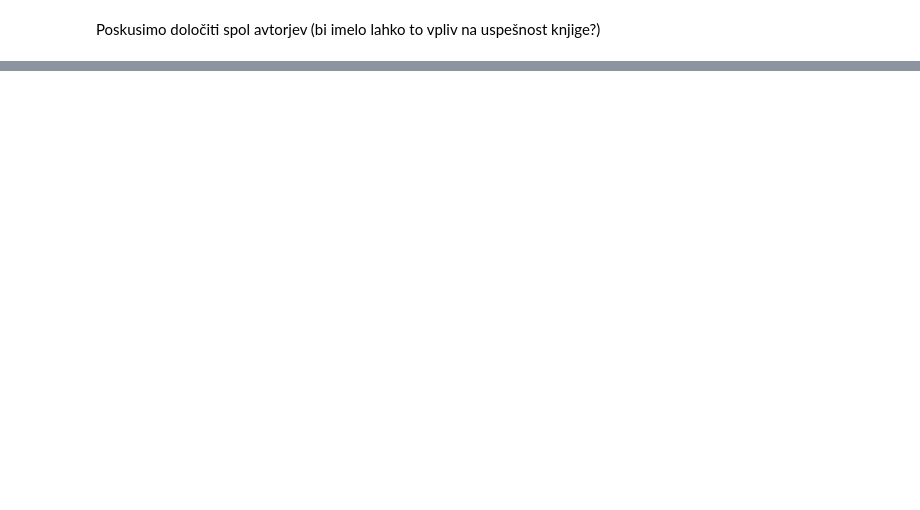
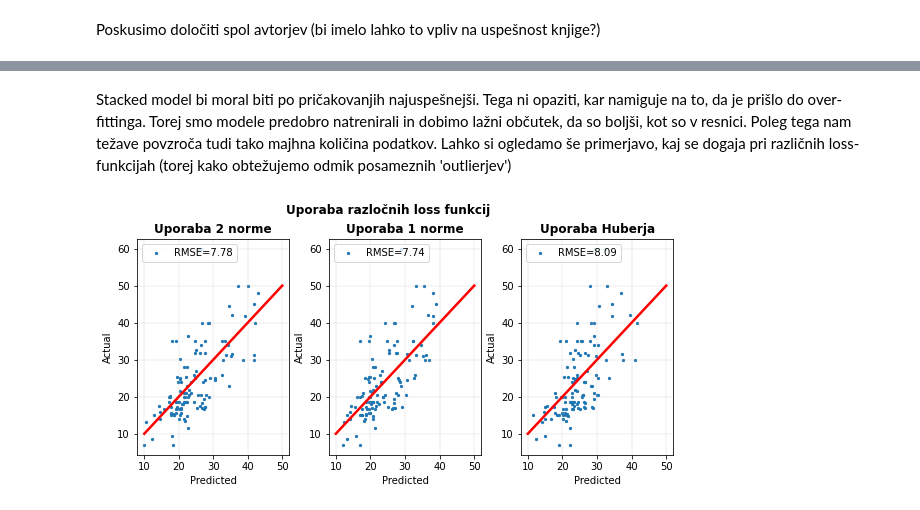
Before and after one commit to LanaP3/Projektna_naloga, a Jupyter notebook: predict_price.ipynb, the cells around one changed output, grey strips where cells are left out. Saved outputs shown, nothing was run; the diff lists cells and outputs as text; code cells hidden in the pictures; blank space fills up the shorter version.

```diff
--- a/predict_price.ipynb
+++ b/predict_price.ipynb
@@ -141,0 +202,52 @@ Text(0.5, 0, 'Predicted')
+# %% [markdown]
+Stacked model bi moral biti po pričakovanjih najuspešnejši. Tega ni opaziti, kar namiguje na to, da je prišlo do over-fittinga. Torej smo modele predobro natrenirali in dobimo lažni občutek, da so boljši, kot so v resnici.
+Poleg tega nam težave povzroča tudi tako majhna količina podatkov.
+Lahko si ogledamo še primerjavo, kaj se dogaja pri različnih loss-funkcijah (torej kako obtežujemo odmik posameznih 'outlierjev')
+# %%
+model = lgb.LGBMRegressor()
+model.fit(X_train,y_train)
+pred1 = model.predict(X_test)
+
+model = lgb.LGBMRegressor()
+model.set_params(objective="regression_l1")
+model.fit(X_train,y_train)
+pred2 = model.predict(X_test)
+
+model = lgb.LGBMRegressor()
+model.set_params(objective="huber")
+model.fit(X_train,y_train)
+pred13 = model.predict(X_test)
+# %%
+fig,axes=plt.subplots(1,3,figsize=(8,4),constrained_layout=True)
+fig.suptitle("Uporaba razločnih loss funkcij",fontweight="bold")
+
+axes[0].set_title("Uporaba 2 norme",fontweight="bold")
+axes[1].set_title("Uporaba 1 norme",fontweight="bold")
+axes[2].set_title("Uporaba Huberja",fontweight="bold")
+
+axes[0].scatter(pred1,y_test,label=f"RMSE={round(np.sqrt(mse(pred1,y_test.values)),2)}",s=5)
+axes[1].scatter(pred2,y_test,label=f"RMSE={round(np.sqrt(mse(pred2,y_test.values)),2)}",s=5)
+axes[2].scatter(pred3,y_test,label=f"RMSE={round(np.sqrt(mse(pred3,y_test.values)),2)}",s=5)
+
+
+axes[0].plot(np.linspace(10,50,10),np.linspace(10,50,10),lw=2.5,c="r")
+axes[1].plot(np.linspace(10,50,10),np.linspace(10,50,10),lw=2.5,c="r")
+axes[2].plot(np.linspace(10,50,10),np.linspace(10,50,10),lw=2.5,c="r")
+
+axes[0].set_xlabel("Predicted")
+axes[1].set_xlabel("Predicted")
+axes[2].set_xlabel("Predicted")
+
+axes[0].set_ylabel("Actual")
+axes[1].set_ylabel("Actual")
+axes[2].set_ylabel("Actual")
+
+axes[0].legend(loc=2)
+axes[1].legend(loc=2)
+axes[2].legend(loc=2)
+
+axes[0].grid(lw=0.2)
+axes[1].grid(lw=0.2)
+axes[2].grid(lw=0.2)
+# %% [output]
+[figure, added]
```
Also changed, not shown: parts of 16 cells of this notebook, 1 other file.
